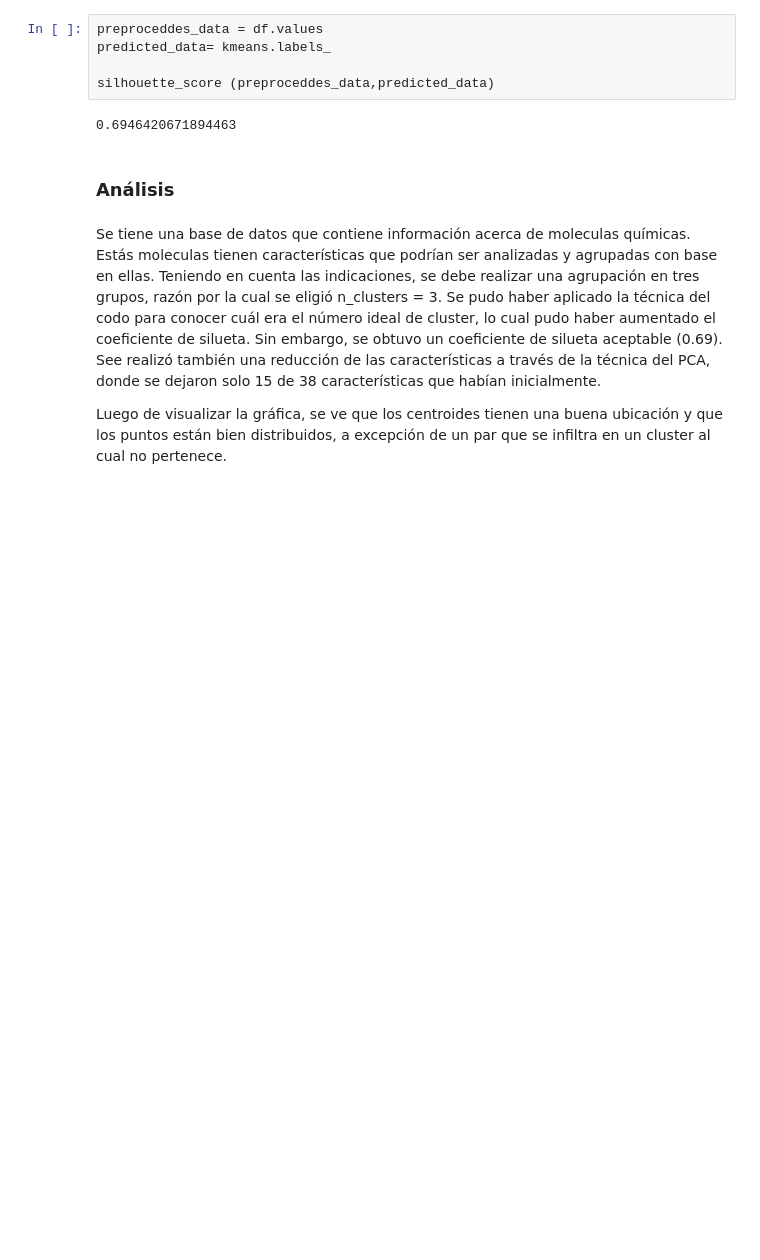
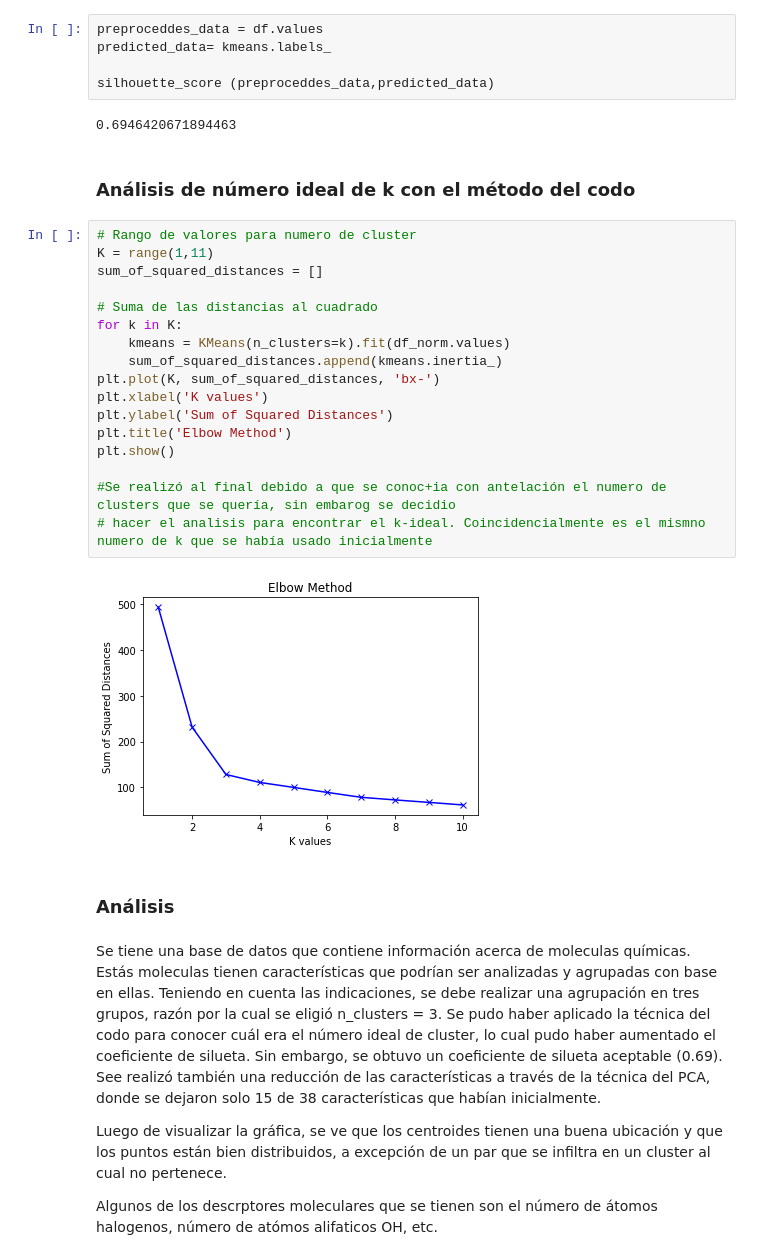
Before and after one commit to fruizg/ReconocimientoDePatrones, a Jupyter notebook: Challenges/Challenge5/Challenge5.ipynb, the cells around one changed output. Drawn from its saved outputs; the diff is of its cells as text; blank space fills up the shorter version.

Commit message:
Metodo del codo

```diff
--- a/Challenges/Challenge5/Challenge5.ipynb
+++ b/Challenges/Challenge5/Challenge5.ipynb
@@ -236,9 +235,32 @@ predicted_data= kmeans.labels_
 silhouette_score (preproceddes_data,predicted_data)
 # %% [output]
 0.6946420671894463
+# %% [markdown]
+### Análisis de número ideal de k con el método del codo
+# %%
+# Rango de valores para numero de cluster
+K = range(1,11)
+sum_of_squared_distances = []
+
+# Suma de las distancias al cuadrado
+for k in K:
+    kmeans = KMeans(n_clusters=k).fit(df_norm.values)
+    sum_of_squared_distances.append(kmeans.inertia_)
+plt.plot(K, sum_of_squared_distances, 'bx-')
+plt.xlabel('K values')
+plt.ylabel('Sum of Squared Distances')
+plt.title('Elbow Method')
+plt.show()
+
+#Se realizó al final debido a que se conoc+ia con antelación el numero de clusters que se quería, sin embarog se decidio
+# hacer el analisis para encontrar el k-ideal. Coincidencialmente es el mismno numero de k que se había usado inicialmente
+# %% [output]
+[figure, added]
 # %% [markdown]
 ### Análisis
 # %% [markdown]
 Se tiene una base de datos que contiene información acerca de moleculas químicas. Estás moleculas tienen características que podrían ser analizadas y agrupadas con base en ellas. Teniendo en cuenta las indicaciones, se debe realizar una agrupación en tres grupos, razón por la cual se eligió n_clusters = 3. Se pudo haber aplicado la técnica del codo para conocer cuál era el número ideal de cluster, lo cual pudo haber aumentado el coeficiente de silueta. Sin embargo, se obtuvo un coeficiente de silueta aceptable (0.69). See realizó también una reducción de las características a través de la técnica del PCA, donde se dejaron solo 15 de 38 características que habían inicialmente.
 
 Luego de visualizar la gráfica, se ve que los centroides tienen una buena ubicación y que los puntos están bien distribuidos, a excepción de un par que se infiltra en un cluster al cual no pertenece.
+
+Algunos de los descrptores moleculares que se tienen son el número de átomos halogenos, número de atómos alifaticos OH, etc.
```
Also changed, not shown: parts of 1 cell of this notebook.
